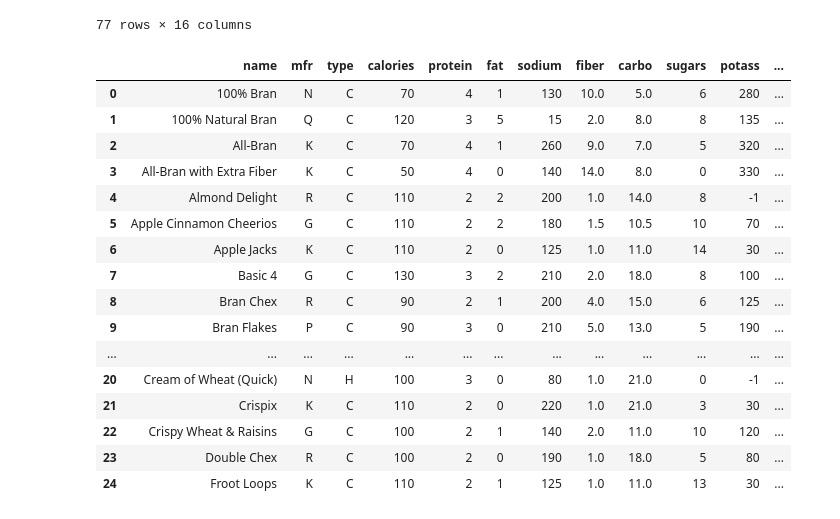
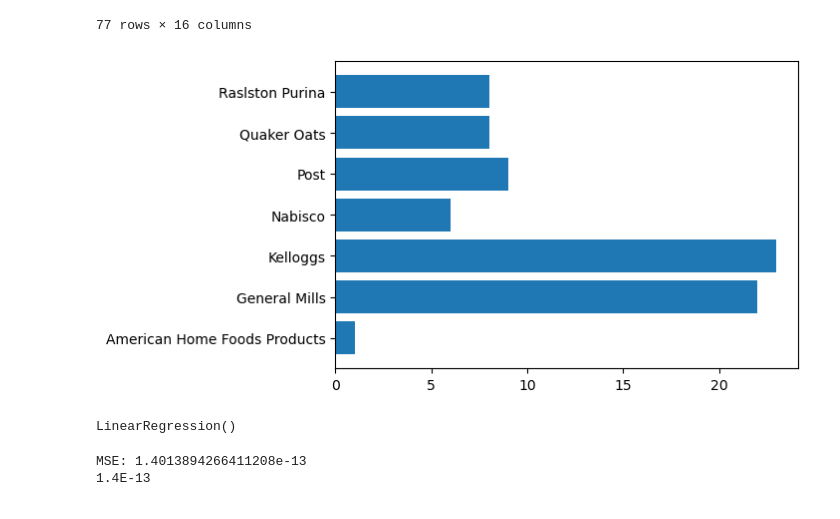
Before and after one commit to saravanankrishnarajan/Python-Machine-Learning, a Jupyter notebook: Module-3/542_m3_assign_2_v1.0 - Saravanan.ipynb, the cells around one changed output. Cells and saved outputs as stored; diff of their text form; code cells hidden in the pictures.

Commit message:
Linear regression assignment 2

```diff
--- a/Module-3/542_m3_assign_2_v1.0 - Saravanan.ipynb
+++ b/Module-3/542_m3_assign_2_v1.0 - Saravanan.ipynb
@@ -75,25 +75,15 @@ cereal['Manufacturer']=np.NaN
 for i in Manufacturers:
     cereal.loc[cereal['mfr']==i,['Manufacturer']]=Manufacturers[i]
 # %%
-cereal.head(25)
+Manufacturer_GroupBy =cereal.groupby('Manufacturer')
+Mfs =Manufacturer_GroupBy['name'].count()
+#Mfs.keys()
+#Manufacturer_GroupBy
+plt.figure(figsize=(6,4))
+plt.barh(Mfs.keys(),Mfs.values)
+plt.show()
 # %% [output]
-|  | name | mfr | type | calories | protein | fat | sodium | fiber | carbo | sugars | potass | ... |
-| 0 | 100% Bran | N | C | 70 | 4 | 1 | 130 | 10.0 | 5.0 | 6 | 280 | ... |
-| 1 | 100% Natural Bran | Q | C | 120 | 3 | 5 | 15 | 2.0 | 8.0 | 8 | 135 | ... |
-| 2 | All-Bran | K | C | 70 | 4 | 1 | 260 | 9.0 | 7.0 | 5 | 320 | ... |
-| 3 | All-Bran with Extra Fiber | K | C | 50 | 4 | 0 | 140 | 14.0 | 8.0 | 0 | 330 | ... |
-| 4 | Almond Delight | R | C | 110 | 2 | 2 | 200 | 1.0 | 14.0 | 8 | -1 | ... |
-| 5 | Apple Cinnamon Cheerios | G | C | 110 | 2 | 2 | 180 | 1.5 | 10.5 | 10 | 70 | ... |
-| 6 | Apple Jacks | K | C | 110 | 2 | 0 | 125 | 1.0 | 11.0 | 14 | 30 | ... |
-| 7 | Basic 4 | G | C | 130 | 3 | 2 | 210 | 2.0 | 18.0 | 8 | 100 | ... |
-| 8 | Bran Chex | R | C | 90 | 2 | 1 | 200 | 4.0 | 15.0 | 6 | 125 | ... |
-| 9 | Bran Flakes | P | C | 90 | 3 | 0 | 210 | 5.0 | 13.0 | 5 | 190 | ... |
-| ... | ... | ... | ... | ... | ... | ... | ... | ... | ... | ... | ... | ... |
-| 20 | Cream of Wheat (Quick) | N | H | 100 | 3 | 0 | 80 | 1.0 | 21.0 | 0 | -1 | ... |
-| 21 | Crispix | K | C | 110 | 2 | 0 | 220 | 1.0 | 21.0 | 3 | 30 | ... |
-| 22 | Crispy Wheat & Raisins | G | C | 100 | 2 | 1 | 140 | 2.0 | 11.0 | 10 | 120 | ... |
-| 23 | Double Chex | R | C | 100 | 2 | 0 | 190 | 1.0 | 18.0 | 5 | 80 | ... |
-| 24 | Froot Loops | K | C | 110 | 2 | 1 | 125 | 1.0 | 11.0 | 13 | 30 | ... |
+[figure, added]
 # %%
 3. Extract the rating as your target variable ‘y’ and all numerical parameters as your
 predictors ‘x’. Separate 25% of your data as test set.
@@ -103,0 +101,6 @@ dataset.
+# %%
+from sklearn import linear_model
+model = linear_model.LinearRegression()
+model.fit(x_train, y_train)
+# %% [output]
+LinearRegression()
@@ -103,0 +109,9 @@ dataset.
+# %%
+from sklearn import metrics
+import math
+
+print("MSE:",metrics.mean_squared_error(y_test,predictions))
+print(format(1.4013894266411208e-13,'.1E'))
+# %% [output]
+MSE: 1.4013894266411208e-13
+1.4E-13
```
Also changed, not shown: parts of 5 cells of this notebook.
